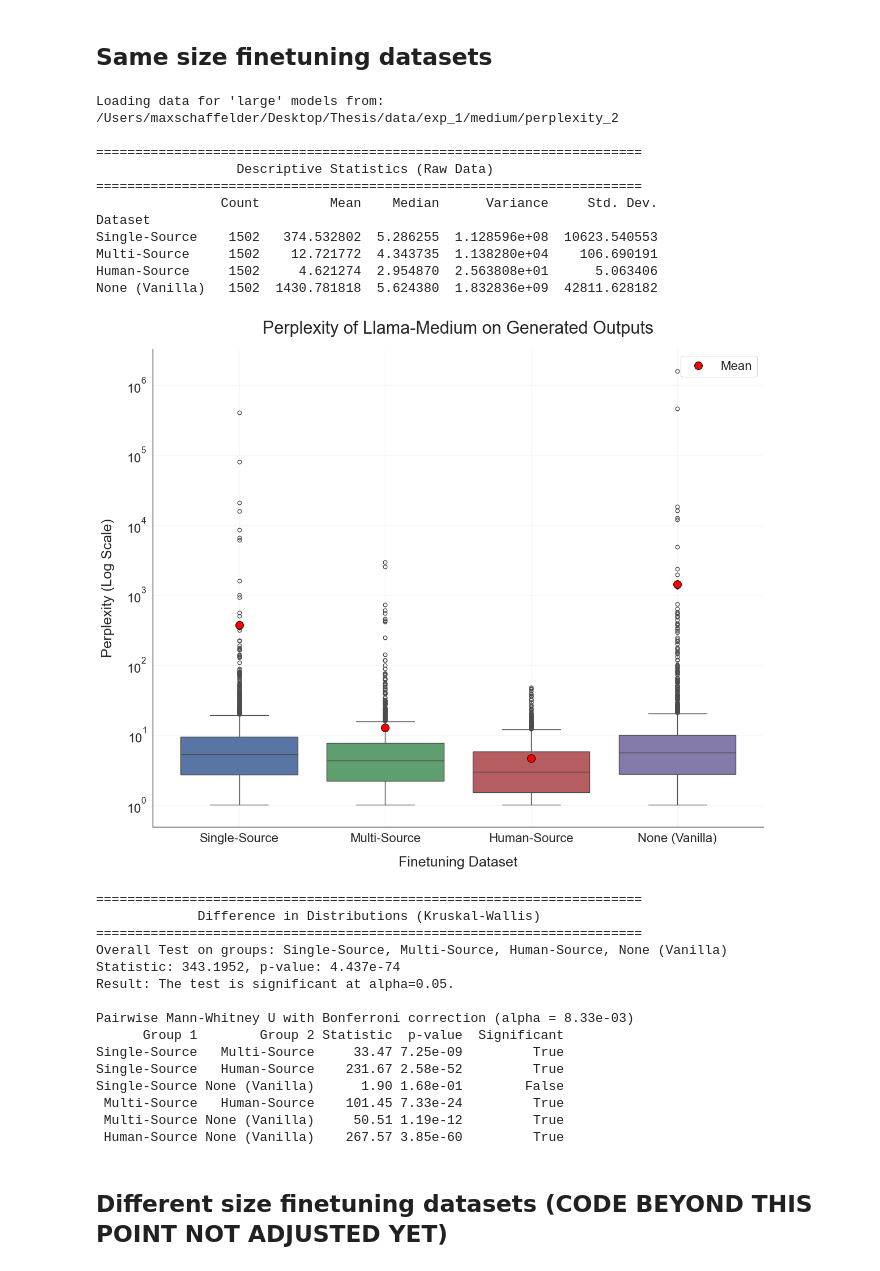
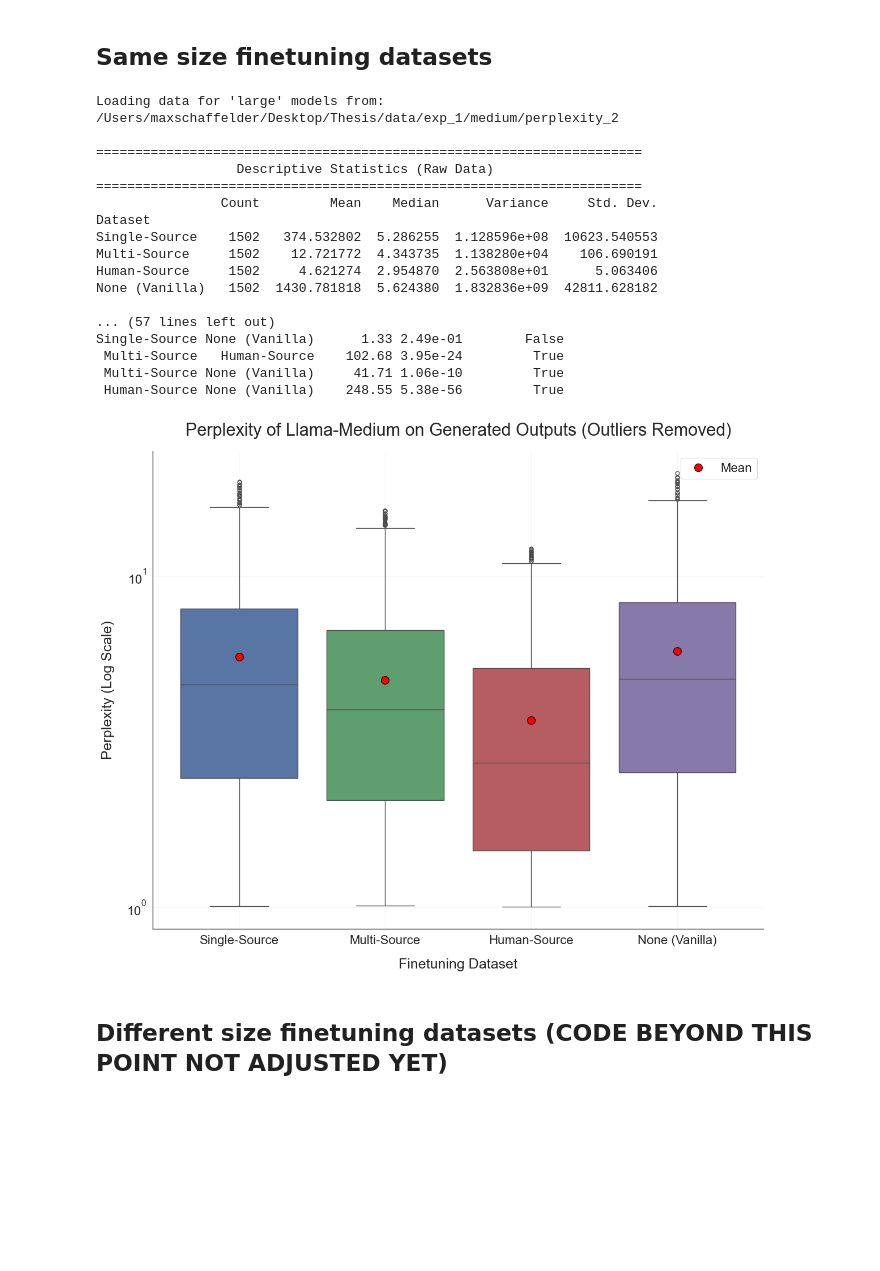
Before and after one commit to maxschaffelder/synthetic_data_diversity, a Jupyter notebook: exp_1/metric_calculation/perplexity_2/perplexity_2.ipynb, the cells around one changed output. Drawn from its saved outputs; the diff is of its cells as text; code cells hidden in the pictures; blank space fills up the shorter version.

Commit message:
generate new plots

```diff
--- a/exp_1/metric_calculation/perplexity_2/perplexity_2.ipynb
+++ b/exp_1/metric_calculation/perplexity_2/perplexity_2.ipynb
@@ -375,13 +384,15 @@ def run_statistical_test(test_func, perplexities, alpha, title, test_name):
 
 BASE_PATH = "/Users/maxschaffelder/Desktop/Thesis"
 EXPERIMENT = "exp_1"
-DATA_SIZE = "small"
-PPL_DATA_PATH = os.path.join(BASE_PATH, "data", EXPERIMENT, DATA_SIZE, "perplexity_2")
-PLOTS_PATH = os.path.join(BASE_PATH, "plots", EXPERIMENT, "ppl")
+MODEL_SIZE = "small"
+REMOVE_OUTLIERS = True
+
+
+PPL_DATA_PATH = os.path.join(BASE_PATH, "data", EXPERIMENT, MODEL_SIZE, "perplexity_2")
+PLOTS_PATH = os.path.join(BASE_PATH, "plots", EXPERIMENT, "ppl_2")
 SIGNIFICANCE_LEVEL = 0.05
 
 # Analysis options
-REMOVE_OUTLIERS = False
 OUTLIER_REMOVAL_FACTOR = 1.5 # For IQR method: 1.5 is standard, 3 is more conservative
 
 # Define datasets in the desired order for plotting and analysis
@@ -397,7 +408,7 @@ os.makedirs(PLOTS_PATH, exist_ok=True)
 # ==============================================================================
 # EXECUTION
 # ==============================================================================
-print(f"Loading data for '{DATA_SIZE}' models from: {PPL_DATA_PATH}")
+print(f"Loading data for '{MODEL_SIZE}' models from: {PPL_DATA_PATH}")
 raw_perplexities = load_perplexity_data(PPL_DATA_PATH, DATASETS_CONFIG)
 
 if raw_perplexities:
@@ -415,9 +426,9 @@ if raw_perplexities:
 
     # --- Generate Plot ---
     stats_df = calculate_statistics(final_perplexities)
-    plot_perplexity_distributions(final_perplexities, stats_df, DATA_SIZE, suffix=plot_suffix, output_path=None)
-    #plot_perplexity_distributions_no_human(final_perplexities, stats_df, DATA_SIZE, suffix=plot_suffix, output_path=None)
-    #plot_perplexity_histograms(final_perplexities, stats_df, DATA_SIZE, suffix=plot_suffix, output_path=None, xlim=(0.8, 2.2), bin_width=0.02)
+    plot_perplexity_distributions(final_perplexities, stats_df, MODEL_SIZE, suffix=plot_suffix, output_path=PLOTS_PATH)
+    #plot_perplexity_distributions_no_human(final_perplexities, stats_df, MODEL_SIZE, suffix=plot_suffix, output_path=PLOTS_PATH)
+    plot_perplexity_histograms(final_perplexities, stats_df, MODEL_SIZE, suffix=plot_suffix, output_path=PLOTS_PATH, xlim=(0.8, 45),ylim=(0.0, 0.35), bin_width=1.0, human_source=True)
 
     # --- Perform Statistical Tests on Final Data ---
     #levene_test_func = lambda *args: stats.levene(*args, center='median')
@@ -574,7 +576,7 @@ Content: - Eat more plant-based foods, such as fruits, vegetables, whole grains,
 # Define paths and constants. Change DATA_SIZE to 'medium' to run for other models.
 
 DATA_SIZE = "large"
-REMOVE_OUTLIERS = False
+REMOVE_OUTLIERS = True
 
 
 BASE_PATH = "/Users/maxschaffelder/Desktop/Thesis"
@@ -582,7 +584,7 @@ EXPERIMENT = "exp_1"
 MODEL_SIZE = "medium"
 
 PPL_DATA_PATH = os.path.join(BASE_PATH, "data", EXPERIMENT, MODEL_SIZE, "perplexity_2")
-PLOTS_PATH = os.path.join(BASE_PATH, "plots", EXPERIMENT, "ppl")
+PLOTS_PATH = os.path.join(BASE_PATH, "plots", EXPERIMENT, "ppl_2", "medium", f"{DATA_SIZE}_ft_data")
 SIGNIFICANCE_LEVEL = 0.05
 
 # Analysis options
@@ -614,51 +616,42 @@ if raw_perplexities:
     if REMOVE_OUTLIERS:
         final_perplexities = remove_outliers_iqr(raw_perplexities, factor=OUTLIER_REMOVAL_FACTOR)
         _print_header("Descriptive Statistics (Cleaned Data)")
         print(calculate_statistics(final_perplexities))
         plot_suffix = " (Outliers Removed)"
 
     # --- Generate Plot ---
     stats_df = calculate_statistics(final_perplexities)
-    plot_perplexity_distributions(final_perplexities, stats_df, MODEL_SIZE, suffix=plot_suffix, output_path=None)
+    plot_perplexity_distributions(final_perplexities, stats_df, MODEL_SIZE, suffix=plot_suffix, output_path=PLOTS_PATH)
     #plot_perplexity_distributions_no_human(final_perplexities, stats_df, DATA_SIZE, suffix=plot_suffix, output_path=None)
-    #plot_perplexity_histograms(final_perplexities, stats_df, DATA_SIZE, suffix=plot_suffix, output_path=PLOTS_PATH, xlim=(0.8, 1.8), ylim=(0, 6.5), bin_width=0.02)
+    plot_perplexity_histograms(final_perplexities, stats_df, MODEL_SIZE, suffix=plot_suffix, output_path=PLOTS_PATH, xlim=(0.8, 25),ylim=(0.0, 0.55), bin_width=0.5, human_source=True)
 
     # --- Perform Statistical Tests on Final Data ---
     #levene_test_func = lambda *args: stats.levene(*args, center='median')
     #run_statistical_test(levene_test_func, final_perplexities, SIGNIFICANCE_LEVEL, "Homogeneity of Variance (Levene's Test)", "Levene's")
 
     kruskal_test_func = lambda *args: stats.kruskal(*args)
     run_statistical_test(kruskal_test_func, final_perplexities, SIGNIFICANCE_LEVEL, "Difference in Distributions (Kruskal-Wallis)", "Mann-Whitney U")
 else:
     print("Could not load perplexity data. Please check configuration.")
 # %% [output]
 Loading data for 'large' models from: /Users/maxschaffelder/Desktop/Thesis/data/exp_1/medium/perplexity_2
 
 ======================================================================
                   Descriptive Statistics (Raw Data)
 ======================================================================
                 Count         Mean    Median      Variance     Std. Dev.
 Dataset
 Single-Source    1502   374.532802  5.286255  1.128596e+08  10623.540553
 Multi-Source     1502    12.721772  4.343735  1.138280e+04    106.690191
 Human-Source     1502     4.621274  2.954870  2.563808e+01      5.063406
 None (Vanilla)   1502  1430.781818  5.624380  1.832836e+09  42811.628182
+
+... (57 lines left out)
+Single-Source None (Vanilla)      1.33 2.49e-01        False
+ Multi-Source   Human-Source    102.68 3.95e-24         True
+ Multi-Source None (Vanilla)     41.71 1.06e-10         True
+ Human-Source None (Vanilla)    248.55 5.38e-56         True
-[figure, old version]
+[figure, new version]
-======================================================================
-             Difference in Distributions (Kruskal-Wallis)
-======================================================================
-Overall Test on groups: Single-Source, Multi-Source, Human-Source, None (Vanilla)
-Statistic: 343.1952, p-value: 4.437e-74
-Result: The test is significant at alpha=0.05.
-
-Pairwise Mann-Whitney U with Bonferroni correction (alpha = 8.33e-03)
-      Group 1        Group 2 Statistic  p-value  Significant
-Single-Source   Multi-Source     33.47 7.25e-09         True
-Single-Source   Human-Source    231.67 2.58e-52         True
-Single-Source None (Vanilla)      1.90 1.68e-01        False
- Multi-Source   Human-Source    101.45 7.33e-24         True
- Multi-Source None (Vanilla)     50.51 1.19e-12         True
- Human-Source None (Vanilla)    267.57 3.85e-60         True
 # %% [markdown]
 ## Different size finetuning datasets (CODE BEYOND THIS POINT NOT ADJUSTED YET)
 # %% [markdown]
```
Also changed, not shown: parts of 4 cells of this notebook.
